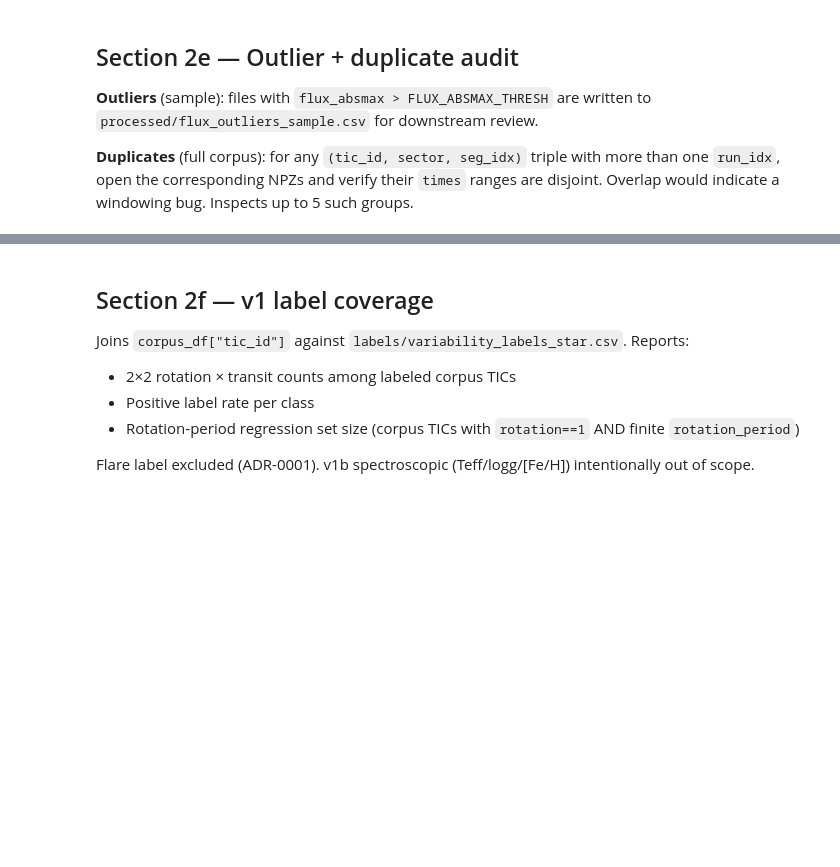
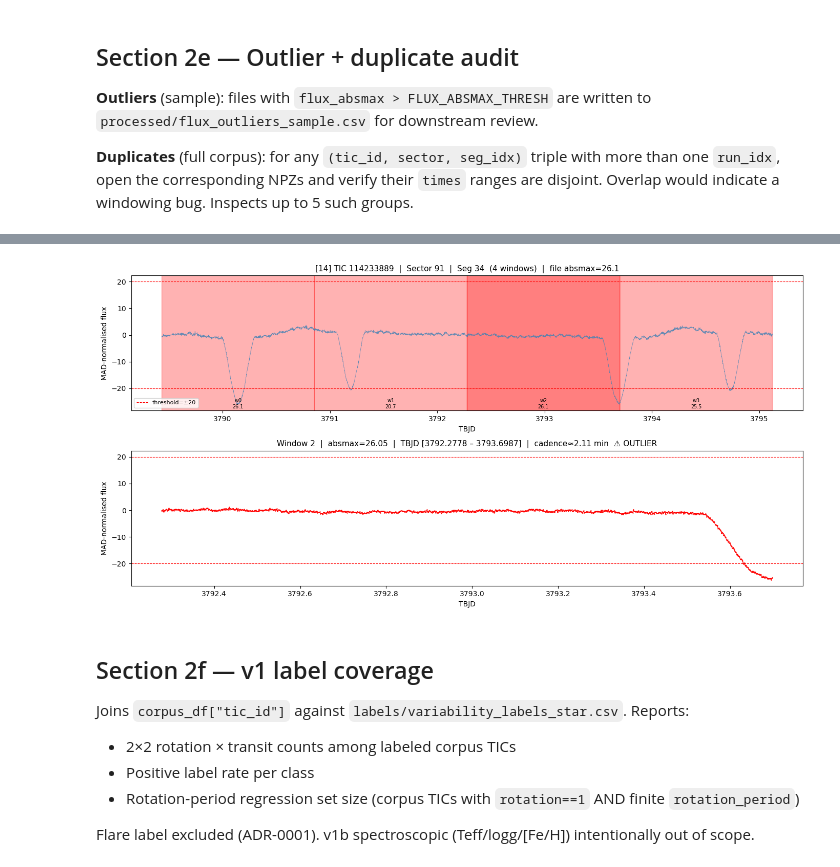
Before and after one commit to BrightonLiu-zZ/Stellar-World-Model, a Jupyter notebook: src/notebooks/inspect_sequences.ipynb, the cells around one changed output, grey strips where cells are left out. Cells and saved outputs as stored; diff of their text form; code cells hidden in the pictures; blank space fills up the shorter version.

```diff
--- a/src/notebooks/inspect_sequences.ipynb
+++ b/src/notebooks/inspect_sequences.ipynb
@@ -468,0 +482,91 @@ Outlier sample rows (flux_absmax > 20): 20  →  saved to ..\..\processed\flux_o
+# %%
+# ── Controls ──────────────────────────────────────────────────────────────────
+FILE_IDX   = 14    # 0 .. len(outlier_files)-1; sorted worst-first by flux_absmax
+WINDOW_IDX = 2    # 0 .. n_windows-1 within the selected file
+
+# ── Build sorted outlier list ─────────────────────────────────────────────────
+outlier_df = df_checks[df_checks["flux_absmax"] > FLUX_ABSMAX_THRESH].copy()
+outlier_df = outlier_df.sort_values("flux_absmax", ascending=False).reset_index(drop=True)
+print(f"Outlier files: {len(outlier_df)}  (threshold={FLUX_ABSMAX_THRESH})")
+print(f"Showing FILE_IDX={FILE_IDX}  WINDOW_IDX={WINDOW_IDX}\n")
+
+if FILE_IDX >= len(outlier_df):
+    raise IndexError(f"FILE_IDX={FILE_IDX} but only {len(outlier_df)} outlier files")
+
+row = outlier_df.iloc[FILE_IDX]
+npz_path = SEQ_DIR / row["file"]
+d = np.load(npz_path, allow_pickle=True)
+windows = d["windows"].squeeze(-1)  # (N, 1024)
+times   = d["times"]                # (N, 1024)
+tic_id  = int(d["tic_id"])
+sector  = int(d["sector"])
+seg_idx = int(d["seg_idx"])
+n_win   = windows.shape[0]
+w_idx   = min(WINDOW_IDX, n_win - 1)
+
+per_window_absmax = [float(np.max(np.abs(windows[i]))) for i in range(n_win)]
+
+print(f"[{FILE_IDX}/{len(outlier_df)-1}]  TIC {tic_id}  sector={sector}  seg={seg_idx}  "
+      f"n_windows={n_win}  file_flux_absmax={row['flux_absmax']:.3f}")
+print(f"Per-window absmax: {['%.2f' % v for v in per_window_absmax]}")
+print(f"Viewing window {w_idx}  (absmax={per_window_absmax[w_idx]:.2f})\n")
+
+# ── Stitch windows into segment ──────────────────────────────────────────────
+def _stitch(w: np.ndarray, t: np.ndarray, stride: int):
+    n, tlen = w.shape
+    total = (n - 1) * stride + tlen
+    flux = np.full(total, np.nan)
+    time = np.full(total, np.nan)
+    for i in range(n):
+        s = i * stride
+        flux[s:s + tlen] = w[i]
+        time[s:s + tlen] = t[i]
+    return flux, time
+
+flux_seg, time_seg = _stitch(windows, times, STRIDE)
+
+# ── Plot ──────────────────────────────────────────────────────────────────────
+fig, axes = plt.subplots(2, 1, figsize=(14, 7))
+
+# Top — full segment with per-window shading
+ax = axes[0]
+ax.plot(time_seg, flux_seg, lw=0.5, color="steelblue", alpha=0.85)
+for i in range(n_win):
+    t0, t1 = float(times[i, 0]), float(times[i, -1])
+    c = "red" if per_window_absmax[i] > FLUX_ABSMAX_THRESH else "lightblue"
+    alpha = 0.30 if i != w_idx else 0.50
+    ax.axvspan(t0, t1, color=c, alpha=alpha)
+ax.axhline(FLUX_ABSMAX_THRESH, color="red", ls="--", lw=0.8, label=f"threshold=±{FLUX_ABSMAX_THRESH}")
+ax.axhline(-FLUX_ABSMAX_THRESH, color="red", ls="--", lw=0.8)
+ax.set_title(f"[{FILE_IDX}] TIC {tic_id}  |  Sector {sector}  |  Seg {seg_idx}  "
+             f"({n_win} windows)  |  file absmax={row['flux_absmax']:.1f}", fontsize=11)
+ax.set_ylabel("MAD-normalised flux")
+ax.set_xlabel("TBJD")
+ax.legend(fontsize=8)
+# annotate per-window absmax after y-limits are set
+ylo = ax.get_ylim()[0]
+for i in range(n_win):
+    t0, t1 = float(times[i, 0]), float(times[i, -1])
+    ax.text((t0 + t1) / 2, ylo + 0.5, f"w{i}\n{per_window_absmax[i]:.1f}",
+            fontsize=7, ha="center", va="bottom")
+
+# Bottom — zoomed selected window
+ax = axes[1]
+win_flux = windows[w_idx]
+win_time = times[w_idx]
+is_outlier_win = per_window_absmax[w_idx] > FLUX_ABSMAX_THRESH
+color = "red" if is_outlier_win else "darkorange"
+ax.plot(win_time, win_flux, lw=0.8, color=color, marker=".", ms=1.5)
+ax.axhline(FLUX_ABSMAX_THRESH, color="red", ls="--", lw=0.8)
+ax.axhline(-FLUX_ABSMAX_THRESH, color="red", ls="--", lw=0.8)
+cadence_min = float(np.median(np.diff(win_time))) * 1440
+ax.set_title(f"Window {w_idx}  |  absmax={per_window_absmax[w_idx]:.2f}  "
+             f"|  TBJD [{win_time[0]:.4f} – {win_time[-1]:.4f}]  "
+             f"|  cadence≈{cadence_min:.2f} min"
+             f"{'  ⚠ OUTLIER' if is_outlier_win else ''}", fontsize=11)
+ax.set_ylabel("MAD-normalised flux")
+ax.set_xlabel("TBJD")
+
+plt.tight_layout()
+plt.show()
+# %% [output]
@@ -469,3 +579,4 @@ Outlier sample rows (flux_absmax > 20): 20  →  saved to ..\..\processed\flux_o
+[figure, added]
 # %% [markdown]
 ## Section 2f — v1 label coverage
 
```
Also changed, not shown: parts of 20 cells of this notebook.
